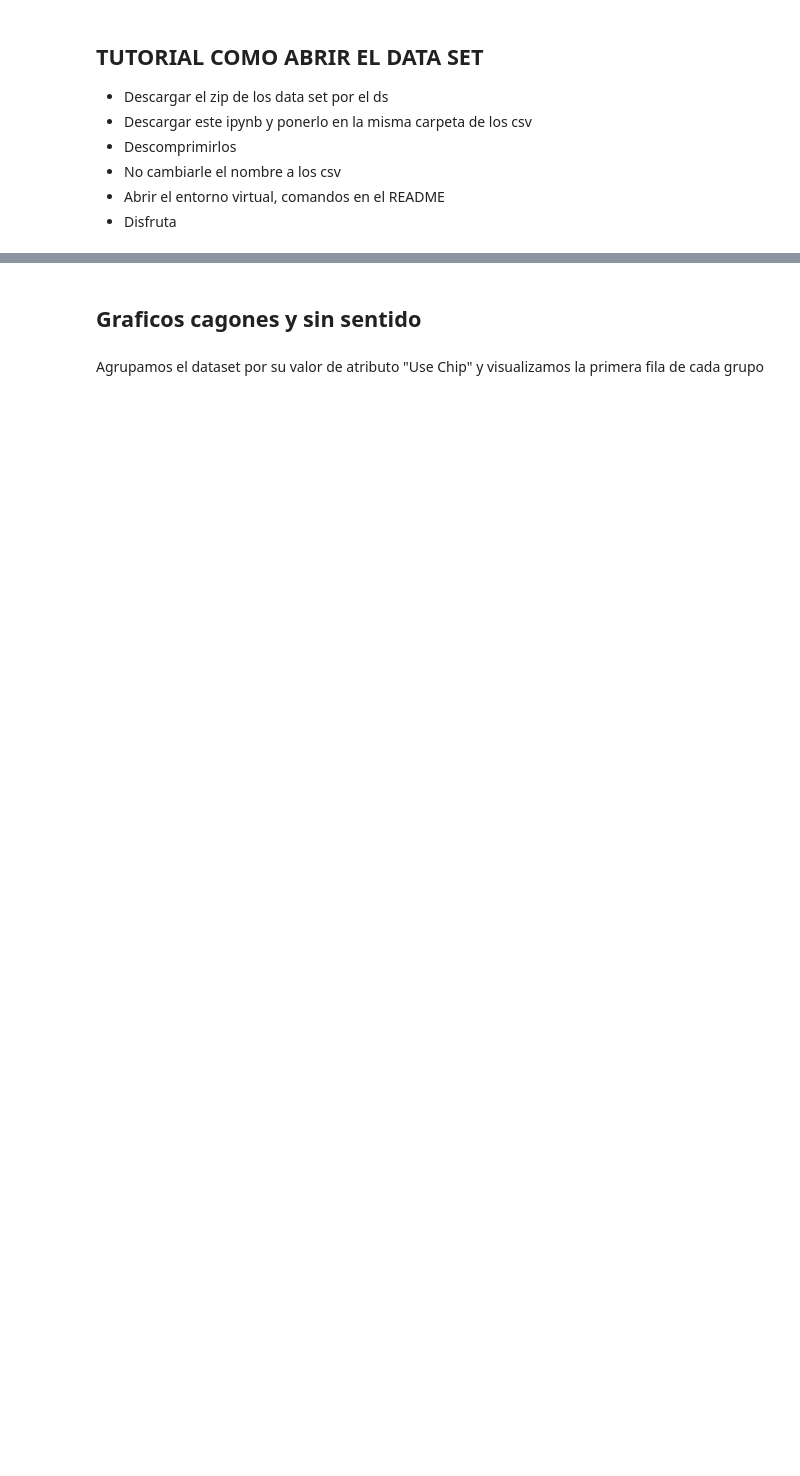
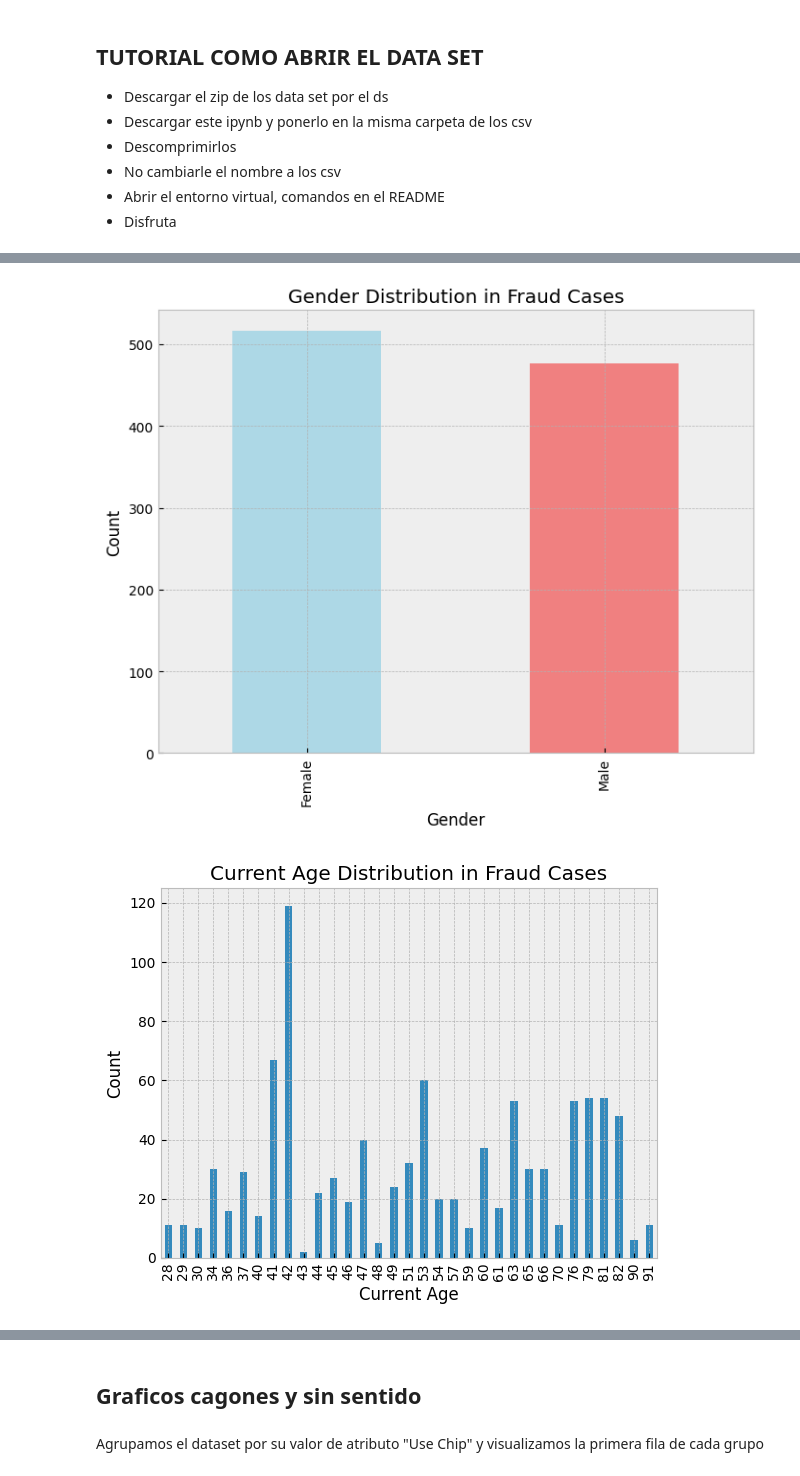
Before and after one commit to AlePatata/Proyecto-Mineros, a Jupyter notebook: HITO_1.ipynb, the cells around one changed output, grey strips where cells are left out. Drawn from its saved outputs; the diff is of its cells as text; code cells hidden in the pictures; blank space fills up the shorter version.

```diff
--- a/HITO_1.ipynb
+++ b/HITO_1.ipynb
@@ -42,0 +156,37 @@ Note: you may need to restart the kernel to use updated packages.
+# %%
+df_fraud = df[df['Is Fraud?'] == 'Yes']
+gender_fraud_counts = df_fraud['Gender'].value_counts()
+
+gender_fraud_counts.plot(kind='bar', color=['lightblue', 'lightcoral'], figsize=(8, 6))
+
+# Customize the plot
+plt.title('Gender Distribution in Fraud Cases')
+plt.xlabel('Gender')
+plt.ylabel('Count')
+
+plt.show()
+
+age_fraud_counts = df_fraud['Current Age'].value_counts().sort_index()
+age_fraud_counts.plot(kind='bar')
+
+# Customize the plot
+plt.title('Current Age Distribution in Fraud Cases')
+plt.xlabel('Current Age')
+plt.ylabel('Count')
+
+plt.show()
+
+fig, ax = plt.subplots(figsize=(6, 8))
+
+# Boxplot of 'Current Age' in fraud cases
+ax.boxplot(df_fraud['Current Age'], patch_artist=True, boxprops=dict(facecolor='lightblue'))
+
+# Customize the plot
+ax.set_title('Age Distribution in Fraud Cases')
+ax.set_xlabel('Fraud Cases')
+ax.set_ylabel('Current Age')
+
+plt.show()
+# %% [output]
+[figure, added]
+[figure, added]
```
Also changed, not shown: parts of 8 cells of this notebook.
